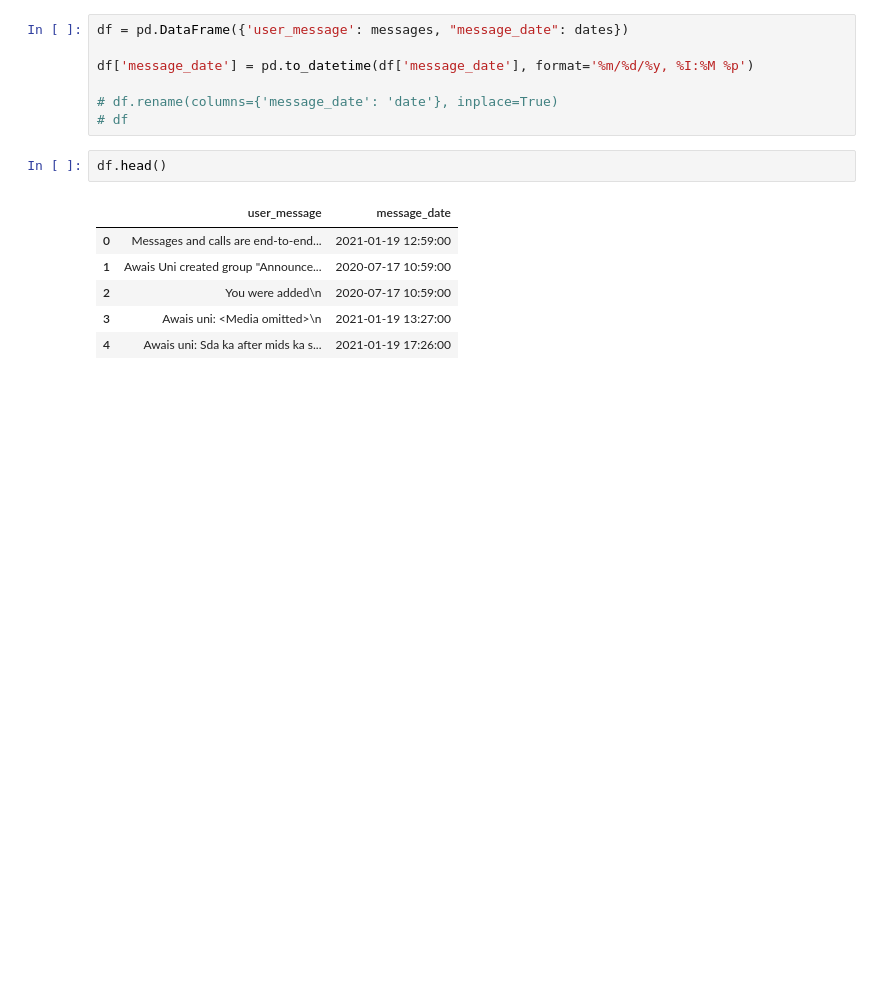
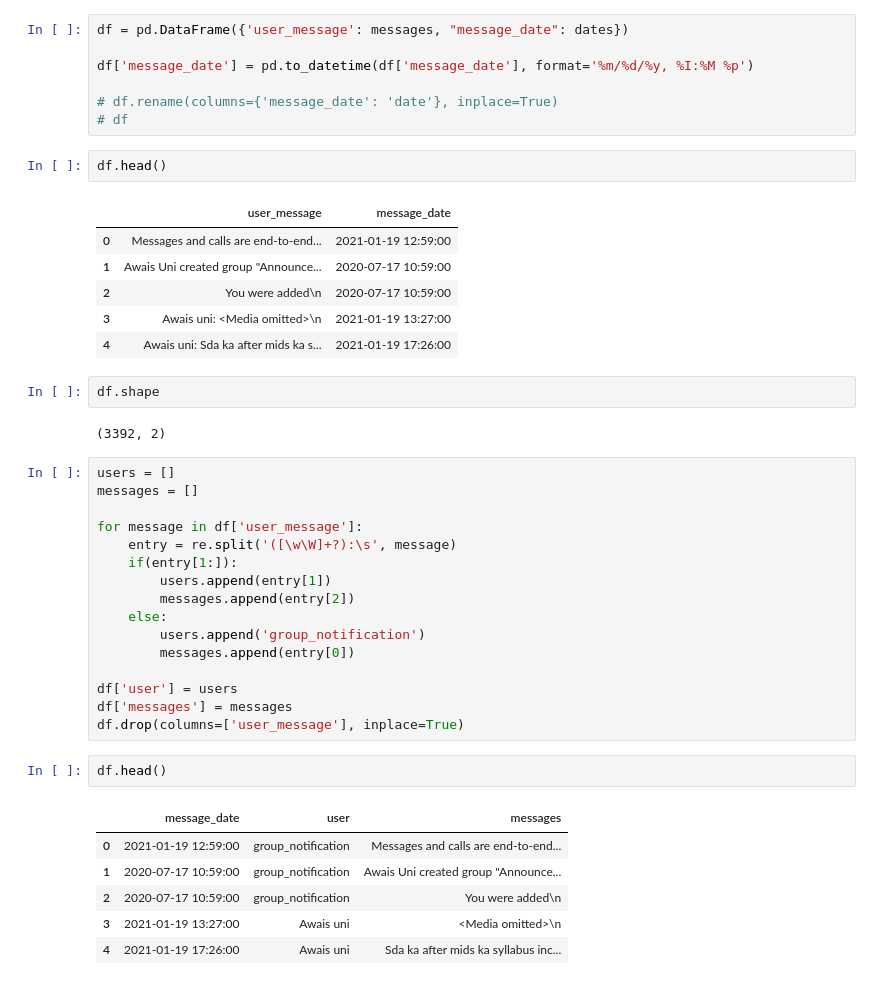
Before and after one commit to chwasiq0569/WhatsappChatAnalyser, a Jupyter notebook: whatsappchatanalyser.ipynb, the cells around one changed output. Saved outputs shown, nothing was run; the diff lists cells and outputs as text; blank space fills up the shorter version.

Commit message:
Performed Feature Engineering to create new column for user

```diff
--- a/whatsappchatanalyser.ipynb
+++ b/whatsappchatanalyser.ipynb
@@ -120,3 +120,32 @@ df.head()
 | 2 | You were added\n | 2020-07-17 10:59:00 |
 | 3 | Awais uni: <Media omitted>\n | 2021-01-19 13:27:00 |
 | 4 | Awais uni: Sda ka after mids ka s... | 2021-01-19 17:26:00 |
+# %%
+df.shape
+# %% [output]
+(3392, 2)
+# %%
+users = []
+messages = []
+
+for message in df['user_message']:
+    entry = re.split('([\w\W]+?):\s', message)
+    if(entry[1:]):
+        users.append(entry[1])
+        messages.append(entry[2])
+    else:
+        users.append('group_notification')
+        messages.append(entry[0])
+
+df['user'] = users
+df['messages'] = messages
+df.drop(columns=['user_message'], inplace=True)
+# %%
+df.head()
+# %% [output]
+|  | message_date | user | messages |
+| 0 | 2021-01-19 12:59:00 | group_notification | Messages and calls are end-to-end... |
+| 1 | 2020-07-17 10:59:00 | group_notification | Awais Uni created group "Announce... |
+| 2 | 2020-07-17 10:59:00 | group_notification | You were added\n |
+| 3 | 2021-01-19 13:27:00 | Awais uni | <Media omitted>\n |
+| 4 | 2021-01-19 17:26:00 | Awais uni | Sda ka after mids ka syllabus inc... |
```
